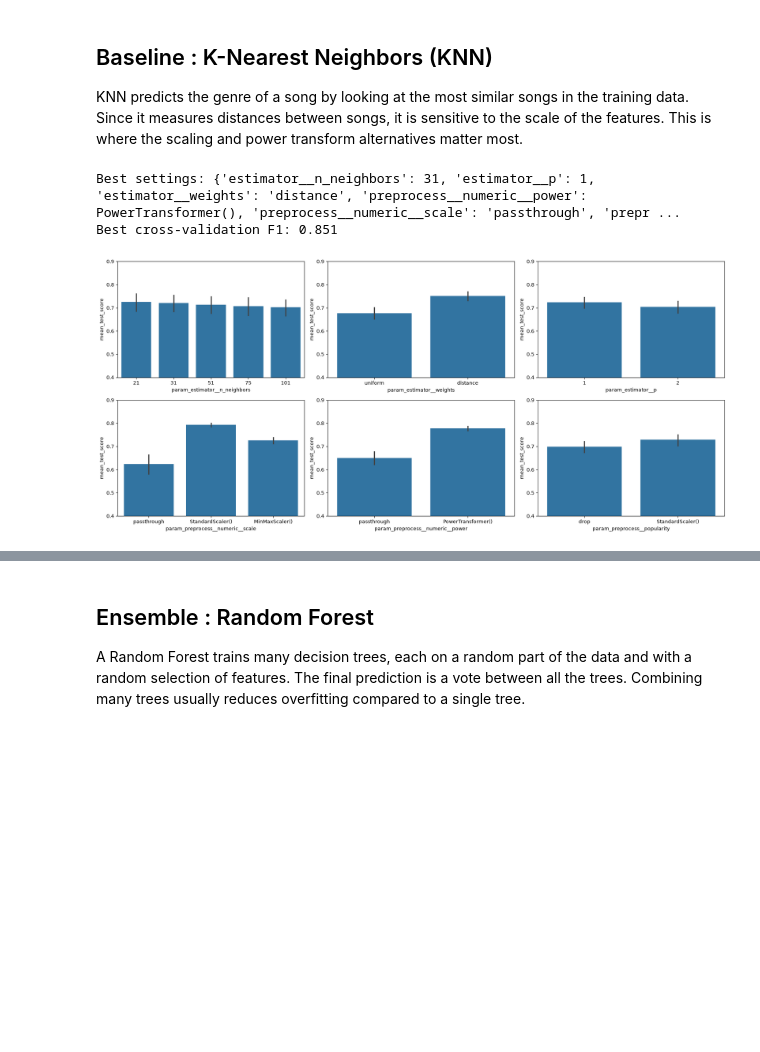
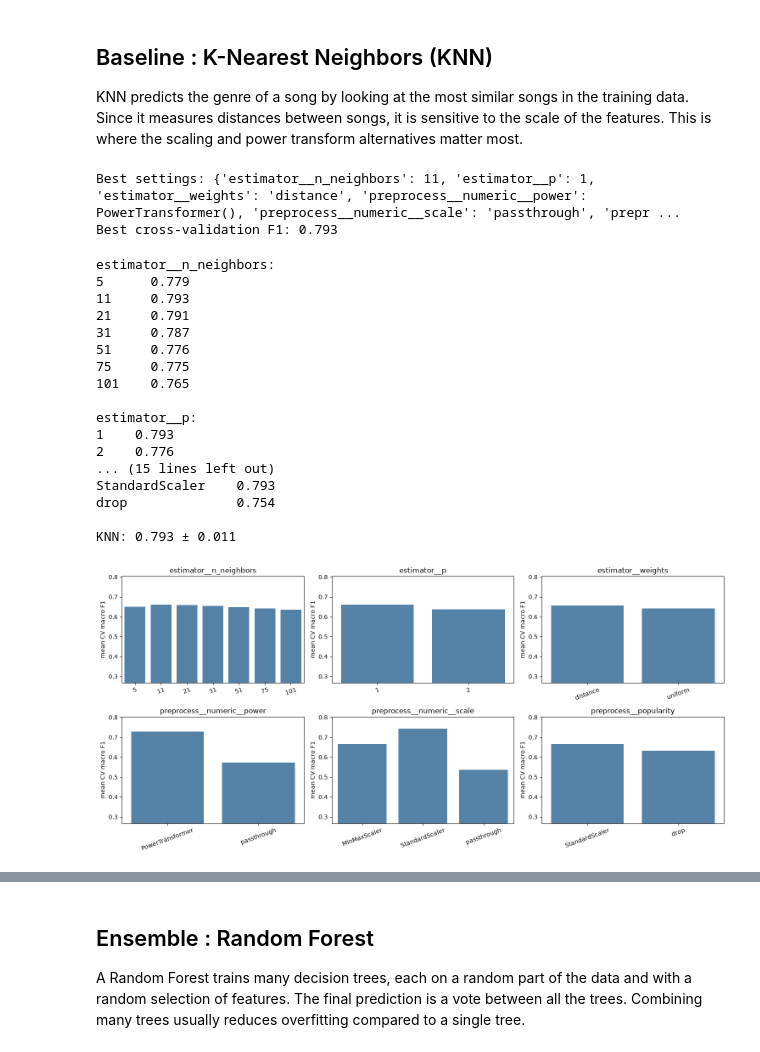
Before and after one commit to ehsamjo12/spotify-genre-classifier, a Jupyter notebook: notebooks/spotify_genre_classification.ipynb, the cells around one changed output, grey strips where cells are left out. Cells and saved outputs as stored; diff of their text form; code cells hidden in the pictures; blank space fills up the shorter version.

```diff
--- a/notebooks/spotify_genre_classification.ipynb
+++ b/notebooks/spotify_genre_classification.ipynb
@@ -857,7 +908,7 @@ Here I compare each audio feature across the six genres. If a feature has very d
 fig, axes = plt.subplots(3, 4, figsize=(18, 12))
 axes = axes.flatten()
 
-for i, col in enumerate(features):
+for i, col in enumerate(plot_features):
     sns.boxplot(data=df, x='track_genre', y=col, ax=axes[i])
     axes[i].set_title(col)
     axes[i].set_xlabel('')
@@ -1335,0 +1458,7 @@ def average_validation(model_class, params, n_runs=5):
+# %%
+dummy = DummyClassifier(strategy='uniform', random_state=random_state)
+dummy_scores = cross_val_score(dummy, train_features, train_targets, cv=cv, scoring='f1_macro')
+print(f"Random guessing, macro F1: {dummy_scores.mean():.3f} ± {dummy_scores.std():.3f}")
+
+# Fitted on the training data for the test comparison later
+dummy.fit(train_features, train_targets);
@@ -1338,7 +1478,7 @@ def average_validation(model_class, params, n_runs=5):
 # %%
 dt_pipe = Pipeline([
     ('preprocess', make_preprocessor()),
-    ('estimator', DecisionTreeClassifier(random_state=42))
+    ('estimator', DecisionTreeClassifier(random_state=random_state))
 ])
 
 dt_params = {
@@ -1348,10 +1488,11 @@ dt_params = {
     # Model parameters
     'estimator__max_depth': [4, 8, 12, 16, None],
     'estimator__min_samples_leaf': [1, 5, 10],
-    'estimator__criterion': ['gini', 'entropy']
+    'estimator__criterion': ['gini', 'entropy'],
+    'estimator__class_weight': [None, 'balanced']     # give the smaller genres more weight or not
 }
 
-dt_grid = GridSearchCV(dt_pipe, dt_params, scoring='f1_macro', n_jobs=-1)
+dt_grid = GridSearchCV(dt_pipe, dt_params, cv=cv, scoring='f1_macro', n_jobs=-1)
 dt_grid.fit(train_features, train_targets)
 
 print(f"Best settings: {dt_grid.best_params_}")
@@ -1411,7 +1549,6 @@ KNN predicts the genre of a song by looking at the most similar songs in the tra
 Since it measures distances between songs, it is sensitive to the scale of the features.
 This is where the scaling and power transform alternatives matter most.
 # %%
-
 knn_pipe = Pipeline([
     ('preprocess', make_preprocessor()),
     ('estimator', KNeighborsClassifier())
@@ -1423,36 +1560,39 @@ knn_params = {
     'preprocess__numeric__scale': ['passthrough', StandardScaler(), MinMaxScaler()],
     'preprocess__popularity': ['drop', StandardScaler()],
     # Model parameters
-    'estimator__n_neighbors': [21, 31, 51, 75, 101],
+    'estimator__n_neighbors': [5, 11, 21, 31, 51, 75, 101],
     'estimator__weights': ['uniform', 'distance'],
     'estimator__p': [1, 2]
 }
 
-knn_grid = GridSearchCV(knn_pipe, knn_params, scoring='f1_macro', n_jobs=-1)
+knn_grid = GridSearchCV(knn_pipe, knn_params, cv=cv, scoring='f1_macro', n_jobs=-1)
 knn_grid.fit(train_features, train_targets)
 
 print(f"Best settings: {knn_grid.best_params_}")
 print(f"Best cross-validation F1: {knn_grid.best_score_:.3f}")
 # %% [output]
-Best settings: {'estimator__n_neighbors': 31, 'estimator__p': 1, 'estimator__weights': 'distance', 'preprocess__numeric__power': PowerTransformer(), 'preprocess__numeric__scale': 'passthrough', 'prepr ...
-Best cross-validation F1: 0.851
+Best settings: {'estimator__n_neighbors': 11, 'estimator__p': 1, 'estimator__weights': 'distance', 'preprocess__numeric__power': PowerTransformer(), 'preprocess__numeric__scale': 'passthrough', 'prepr ...
+Best cross-validation F1: 0.793
 # %%
-knn_results = pd.DataFrame(knn_grid.cv_results_)
-
-# Turn the transformer objects into text so they can be plotted
-for col in ['param_preprocess__numeric__power', 'param_preprocess__numeric__scale', 'param_preprocess__popularity']:
-    knn_results[col] = knn_results[col].astype(str)
-
-fig, axes = plt.subplots(2, 3, figsize=(18, 8))
-axes = axes.flatten()
-plot_params = ['param_estimator__n_neighbors', 'param_estimator__weights', 'param_estimator__p',
-               'param_preprocess__numeric__scale', 'param_preprocess__numeric__power', 'param_preprocess__popularity']
-
-for i, param in enumerate(plot_params):
-    sns.barplot(data=knn_results, x=param, y='mean_test_score', ax=axes[i])
-    axes[i].set_ylim(0.4, 0.9)
-
-plt.tight_layout()
-plt.show()
+summarize_results(knn_grid)
+show_score('KNN', knn_grid)
+plot_search(knn_grid)
 # %% [output]
+estimator__n_neighbors:
+5      0.779
+11     0.793
+21     0.791
+31     0.787
+51     0.776
+75     0.775
+101    0.765
+
+estimator__p:
+1    0.793
+2    0.776
+... (15 lines left out)
+StandardScaler    0.793
+drop              0.754
+
+KNN: 0.793 ± 0.011
-[figure, old version]
+[figure, new version]
```
Also changed, not shown: parts of 160 cells of this notebook, 1 other file.
